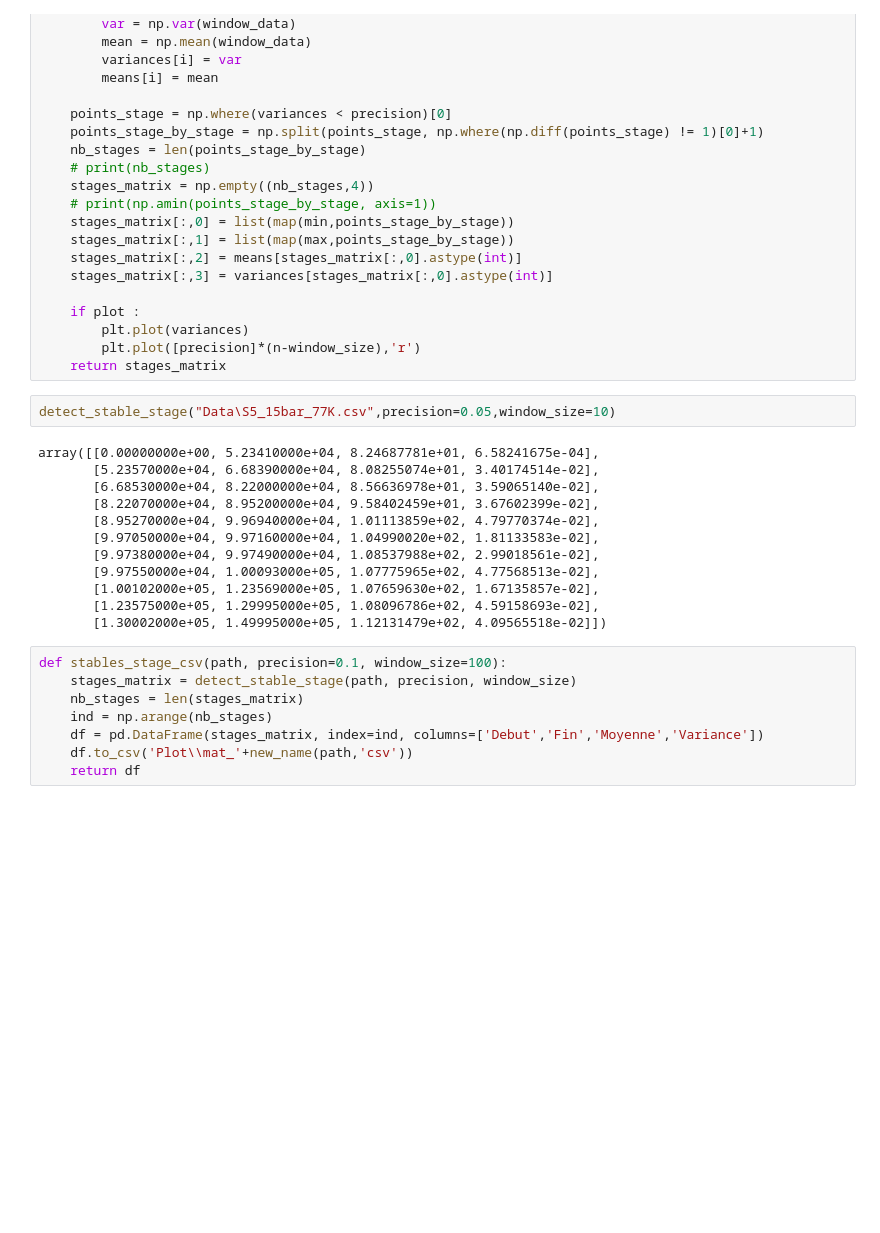
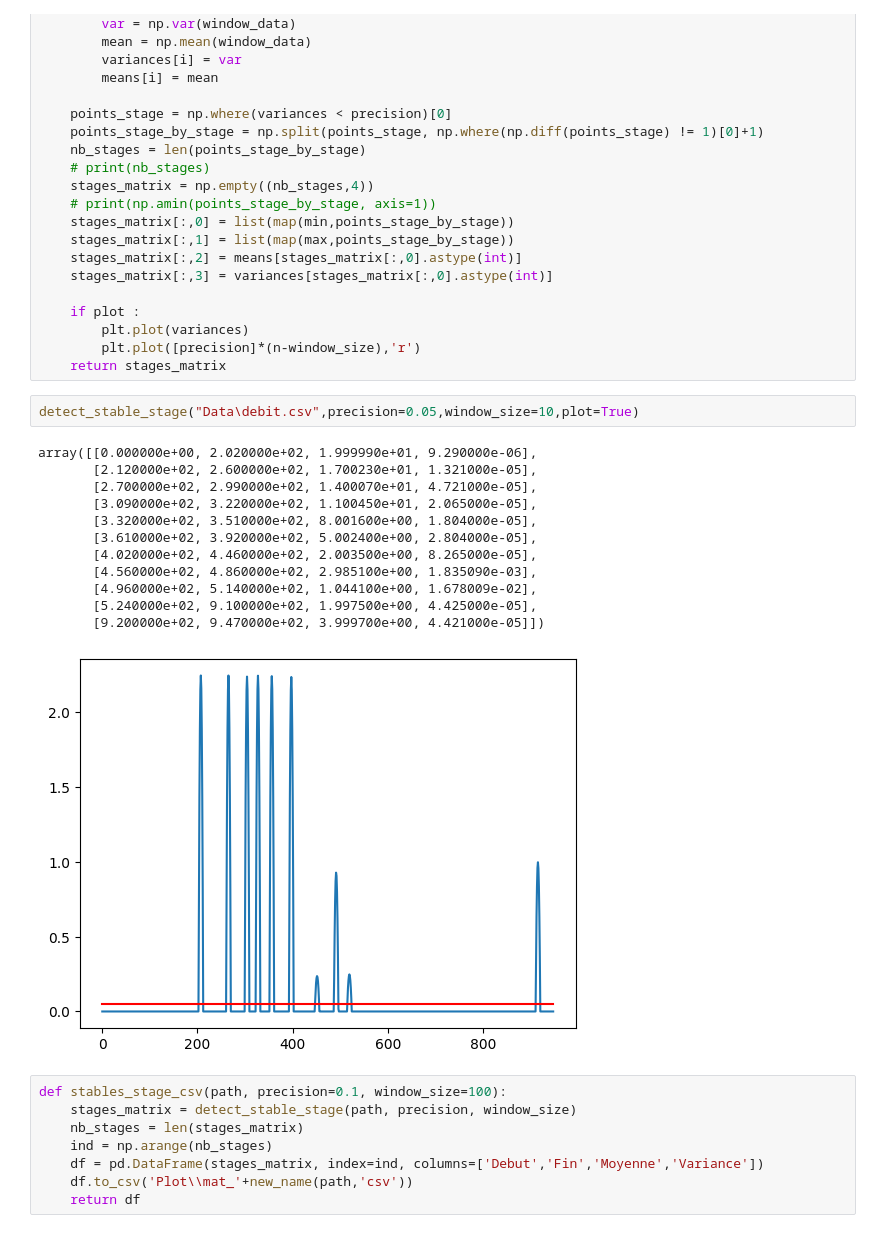
Before and after one commit to MatLD33/Projet-Info, a Jupyter notebook: lecture.ipynb, the cells around one changed output. Cells and saved outputs as stored; diff of their text form; blank space fills up the shorter version.

```diff
--- a/lecture.ipynb
+++ b/lecture.ipynb
@@ -75,19 +75,20 @@ def detect_stable_stage(path, precision=0.1, window_size=100, plot=False) :
         plt.plot([precision]*(n-window_size),'r')
     return stages_matrix
 # %%
-detect_stable_stage("Data\S5_15bar_77K.csv",precision=0.05,window_size=10)
+detect_stable_stage("Data\debit.csv",precision=0.05,window_size=10,plot=True)
 # %% [output]
-array([[0.00000000e+00, 5.23410000e+04, 8.24687781e+01, 6.58241675e-04],
-       [5.23570000e+04, 6.68390000e+04, 8.08255074e+01, 3.40174514e-02],
-       [6.68530000e+04, 8.22000000e+04, 8.56636978e+01, 3.59065140e-02],
-       [8.22070000e+04, 8.95200000e+04, 9.58402459e+01, 3.67602399e-02],
-       [8.95270000e+04, 9.96940000e+04, 1.01113859e+02, 4.79770374e-02],
-       [9.97050000e+04, 9.97160000e+04, 1.04990020e+02, 1.81133583e-02],
-       [9.97380000e+04, 9.97490000e+04, 1.08537988e+02, 2.99018561e-02],
-       [9.97550000e+04, 1.00093000e+05, 1.07775965e+02, 4.77568513e-02],
-       [1.00102000e+05, 1.23569000e+05, 1.07659630e+02, 1.67135857e-02],
-       [1.23575000e+05, 1.29995000e+05, 1.08096786e+02, 4.59158693e-02],
-       [1.30002000e+05, 1.49995000e+05, 1.12131479e+02, 4.09565518e-02]])
+array([[0.000000e+00, 2.020000e+02, 1.999990e+01, 9.290000e-06],
+       [2.120000e+02, 2.600000e+02, 1.700230e+01, 1.321000e-05],
+       [2.700000e+02, 2.990000e+02, 1.400070e+01, 4.721000e-05],
+       [3.090000e+02, 3.220000e+02, 1.100450e+01, 2.065000e-05],
+       [3.320000e+02, 3.510000e+02, 8.001600e+00, 1.804000e-05],
+       [3.610000e+02, 3.920000e+02, 5.002400e+00, 2.804000e-05],
+       [4.020000e+02, 4.460000e+02, 2.003500e+00, 8.265000e-05],
+       [4.560000e+02, 4.860000e+02, 2.985100e+00, 1.835090e-03],
+       [4.960000e+02, 5.140000e+02, 1.044100e+00, 1.678009e-02],
+       [5.240000e+02, 9.100000e+02, 1.997500e+00, 4.425000e-05],
+       [9.200000e+02, 9.470000e+02, 3.999700e+00, 4.421000e-05]])
+[figure, added]
 # %%
 def stables_stage_csv(path, precision=0.1, window_size=100):
     stages_matrix = detect_stable_stage(path, precision, window_size)
```
Also changed, not shown: parts of 4 cells of this notebook, 1 other file.
